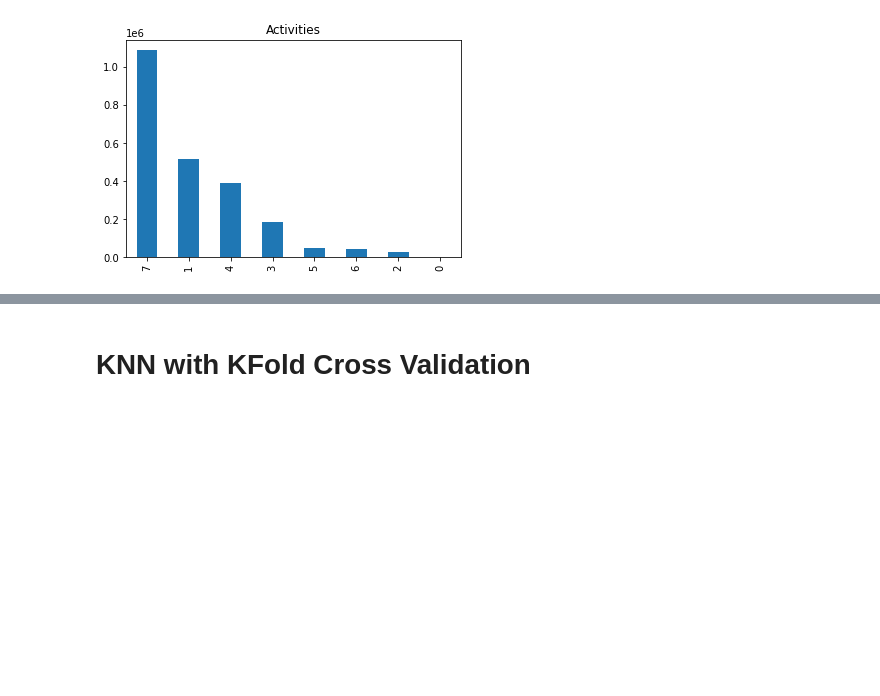
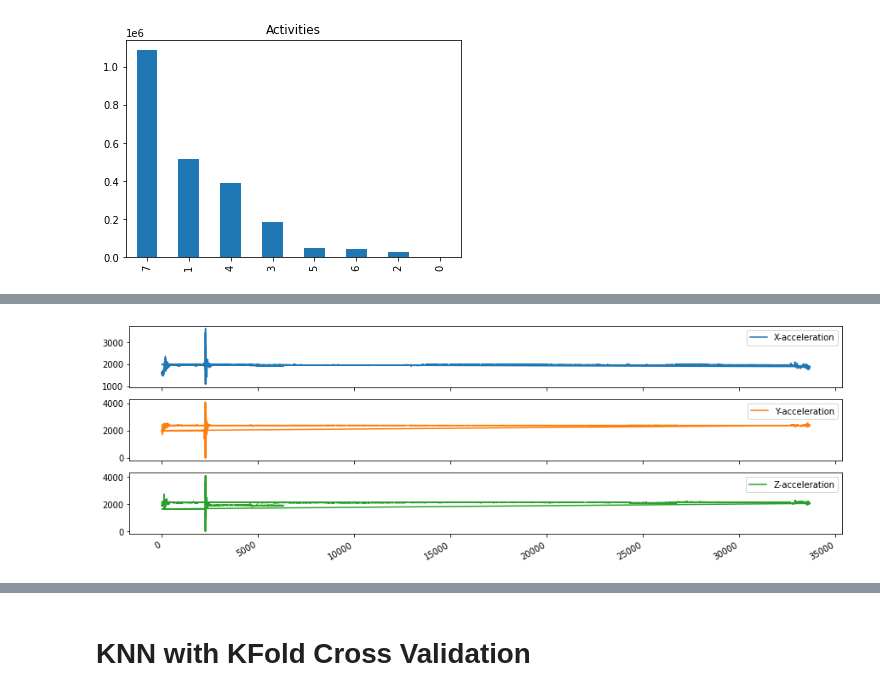
Before and after one commit to cr7yash/Activity-Recognition-from-Single-Chest-Mounted-Accelerometer, a Jupyter notebook: Assignment.ipynb, the cells around one changed output, grey strips where cells are left out. Cells and saved outputs as stored; diff of their text form; code cells hidden in the pictures; blank space fills up the shorter version.

```diff
--- a/Assignment.ipynb
+++ b/Assignment.ipynb
@@ -171,0 +86,8 @@ for i in range(0, columnNum):
+# %%
+# Working at Computers
+expOne = final_df[final_df['Activity ID'] == 1]
+expOne = expOne[['X-acceleration', 'Y-acceleration', 'Z-acceleration']]
+expOne = expOne[:40000]
+axOne = expOne.plot(subplots = True, figsize = (15, 5))
+# %% [output]
+[figure, added]
```
Also changed, not shown: parts of 59 cells of this notebook.
